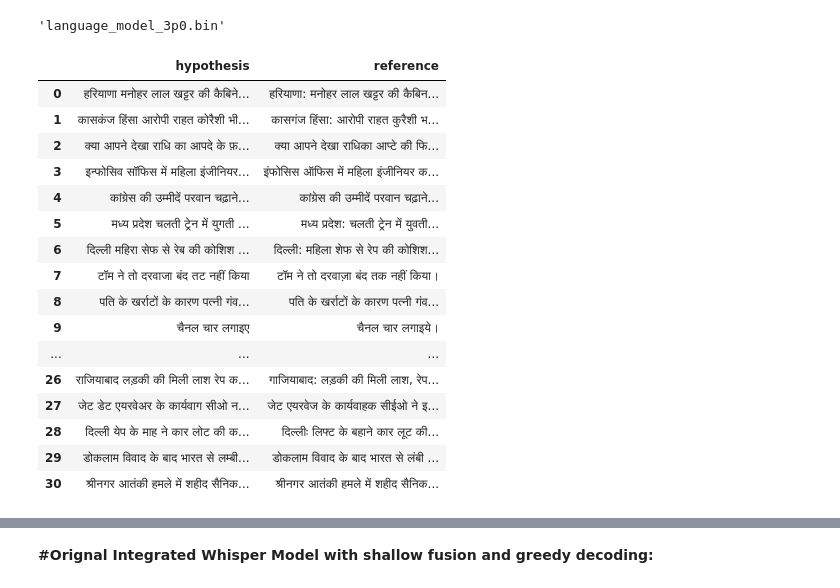
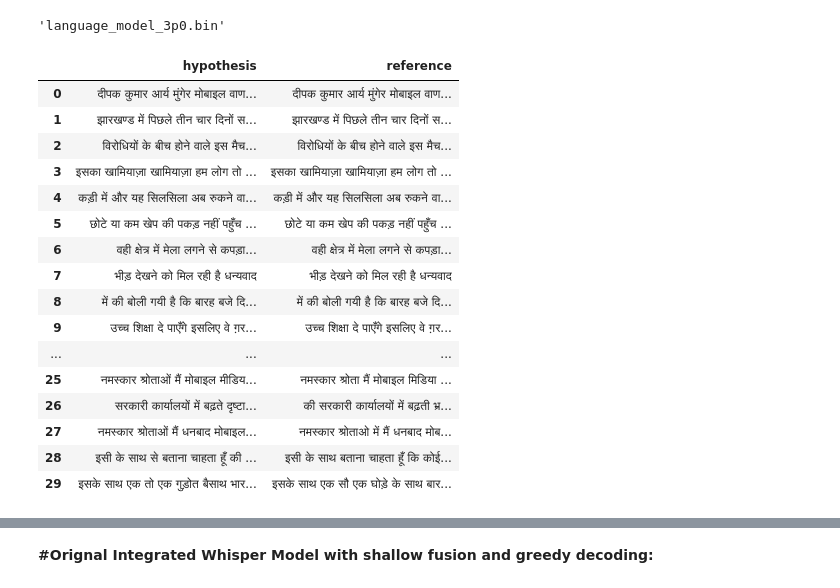
Before and after one commit to chandan110791/FinalHindiWhisper_Public, a Jupyter notebook: Whisper_LM_fusion_final.ipynb, the cells around one changed output, grey strips where cells are left out. Drawn from its saved outputs; the diff is of its cells as text; code cells hidden in the pictures.

```diff
--- a/Whisper_LM_fusion_final.ipynb
+++ b/Whisper_LM_fusion_final.ipynb
@@ -794,4 +795,3 @@ DatasetDict({
 # %%
-#combined_dataset = datasets.concatenate_datasets([integrated_LM_dataset_1["test"]])
-#combined_dataset = datasets.concatenate_datasets([integrated_LM_dataset_2["txt.done.data.utf8"]])
-combined_dataset = datasets.concatenate_datasets([integrated_LM_dataset_3["text"]])
+#combined_dataset = datasets.concatenate_datasets([dataset["train"],dataset["validation"],dataset["test"], dataset["text"],dataset["txt.done.data.utf8"]])
+combined_dataset = datasets.concatenate_datasets([dataset_1_last_100_rows,dataset_2_first_100_rows,dataset_3_last_100_rows])
@@ -1264,0 +1147,36 @@ baseline_df
+# %%
+import whisper
+
+hypotheses = []
+references = []
+
+beam_size = 5
+# Load the model
+model = whisper.load_model("small")  # Choose model size as needed
+
+for mel, text in tqdm(loader):
+    # results = model.decode(mels, options)
+    # hypotheses.extend([result.text for result in results])
+    result = decode_baseline(model, mel, beam_size) # Is this okay ?
+    hypotheses.extend(result)
+    references.extend(text)
+
+# Transcribe each audio file
+# Initialize empty lists for hypotheses and references
+# hypotheses = []
+# references = []
+
+# Transcribe each audio file
+# for index in range(len(split_test_datasets["finetune"])):
+#     # Get the path to the audio file
+#     #print(index)
+#     audio_file_path = split_test_datasets["finetune"]["audio"][index]["path"]
+#     #print(audio_file_path)
+#     # Transcribe the audio file
+#     result = model_orignal_whisper.transcribe(audio_file_path, language="hi")["text"]
+#     # Append the transcription (hypothesis) and the reference
+#     hypotheses.append(result)
+#     references.append(split_test_datasets["finetune"]["sentence"][index])
+
+baseline_df = pd.DataFrame(dict(hypothesis=hypotheses, reference=references))
+baseline_df
@@ -1288,40 +1232,40 @@ To: /content/language_model_3p0.bin
 # %%
 ##Code to perform call compute metrics on test dataset using our final model and calculate the WER and CER
 
 hypotheses = []
 references = []
 
 lm_path = '/content/language_model_3p0.bin'
 
 # decoding parameters you can try playing around with to reach the optimal WER
-beam_size = 20
-lm_alpha = 0.2
+beam_size = 5
+lm_alpha = 0.9
 
 for mel, text in tqdm(loader):
     # results = model.decode(mels, options)
     # hypotheses.extend([result.text for result in results])
     # result = decode_baseline(model, mel, beam_size)
     result = decode_deep_fusion(model, mel, beam_size=beam_size, lm_path=lm_path, lm_alpha=lm_alpha)
     hypotheses.extend(result)
     references.extend(text)
 
 deep_fusion_df = pd.DataFrame(dict(hypothesis=hypotheses, reference=references))
 deep_fusion_df
 # %% [output]
 |  | hypothesis | reference |
-| 0 | हरियाणा मनोहर लाल खट्टर की कैबिने... | हरियाणा: मनोहर लाल खट्टर की कैबिन... |
-| 1 | कासकंज हिंसा आरोपी राहत कोरैशी भी... | कासगंज हिंसा: आरोपी राहत कुरैशी भ... |
-| 2 | क्या आपने देखा राधि का आपदे के फ़... | क्या आपने देखा राधिका आप्टे की फि... |
-| 3 | इन्फोसिव सॉफिस में महिला इंजीनियर... | इंफोसिस ऑफिस में महिला इंजीनियर क... |
-| 4 | कांग्रेस की उम्मीदें परवान चढ़ाने... | कांग्रेस की उम्मीदें परवान चढ़ाने... |
-| 5 | मध्य प्रदेश चलती ट्रेन में युगती ... | मध्य प्रदेश: चलती ट्रेन में युवती... |
-| 6 | दिल्ली महिरा सेफ से रेब की कोशिश ... | दिल्ली: महिला शेफ से रेप की कोशिश... |
-| 7 | टॉम ने तो दरवाजा बंद तट नहीं किया | टॉम ने तो दरवाज़ा बंद तक नहीं किया। |
-| 8 | पति के खर्राटों के कारण पत्नी गंव... | पति के खर्राटों के कारण पत्नी गंव... |
-| 9 | चैनल चार लगाइए | चैनल चार लगाइये। |
+| 0 | दीपक कुमार आर्य मुंगेर मोबाइल वाण... | दीपक कुमार आर्य मुंगेर मोबाइल वाण... |
+| 1 | झारखण्ड में पिछले तीन चार दिनों स... | झारखण्ड में पिछले तीन चार दिनों स... |
+| 2 | विरोधियों के बीच होने वाले इस मैच... | विरोधियों के बीच होने वाले इस मैच... |
+| 3 | इसका खामियाज़ा खामियाज़ा हम लोग तो ... | इसका खामियाज़ा खामियाज़ा हम लोग तो ... |
+| 4 | कड़ी में और यह सिलसिला अब रुकने वा... | कड़ी में और यह सिलसिला अब रुकने वा... |
+| 5 | छोटे या कम खेप की पकड़ नहीं पहुँच ... | छोटे या कम खेप की पकड़ नहीं पहुँच ... |
+| 6 | वही क्षेत्र में मेला लगने से कपड़ा... | वही क्षेत्र में मेला लगने से कपड़ा... |
+| 7 | भीड़ देखने को मिल रही है धन्यवाद | भीड़ देखने को मिल रही है धन्यवाद |
+| 8 | में की बोली गयी है कि बारह बजे दि... | में की बोली गयी है कि बारह बजे दि... |
+| 9 | उच्च शिक्षा दे पाएँगे इसलिए वे ग़र... | उच्च शिक्षा दे पाएँगे इसलिए वे ग़र... |
 | ... | ... | ... |
-| 26 | राजियाबाद लड़की की मिली लाश रेप क... | गाजियाबाद: लड़की की मिली लाश, रेप... |
-| 27 | जेट डेट एयरवेअर के कार्यवाग सीओ न... | जेट एयरवेज के कार्यवाहक सीईओ ने इ... |
-| 28 | दिल्ली येप के माह ने कार लोट की क... | दिल्लीः लिफ्ट के बहाने कार लूट की... |
-| 29 | डोकलाम विवाद के बाद भारत से लम्बी... | डोकलाम विवाद के बाद भारत से लंबी ... |
-| 30 | श्रीनगर आतंकी हमले में शहीद सैनिक... | श्रीनगर आतंकी हमले में शहीद सैनिक... |
+| 25 | नमस्कार श्रोताओं मैं मोबाइल मीडिय... | नमस्कार श्रोता मैं मोबाइल मिडिया ... |
+| 26 | सरकारी कार्यालयों में बढ़ते दृष्टा... | की सरकारी कार्यालयों में बढ़ती भ्र... |
+| 27 | नमस्कार श्रोताओं मैं धनबाद मोबाइल... | नमस्कार श्रोताओ में मैं धनबाद मोब... |
+| 28 | इसी के साथ से बताना चाहता हूँ की ... | इसी के साथ बताना चाहता हूँ कि कोई... |
+| 29 | इसके साथ एक तो एक गुड़ोत बैसाथ भार... | इसके साथ एक सौ एक घोड़े के साथ बार... |
```
Also changed, not shown: parts of 186 cells of this notebook, 2 other files.
